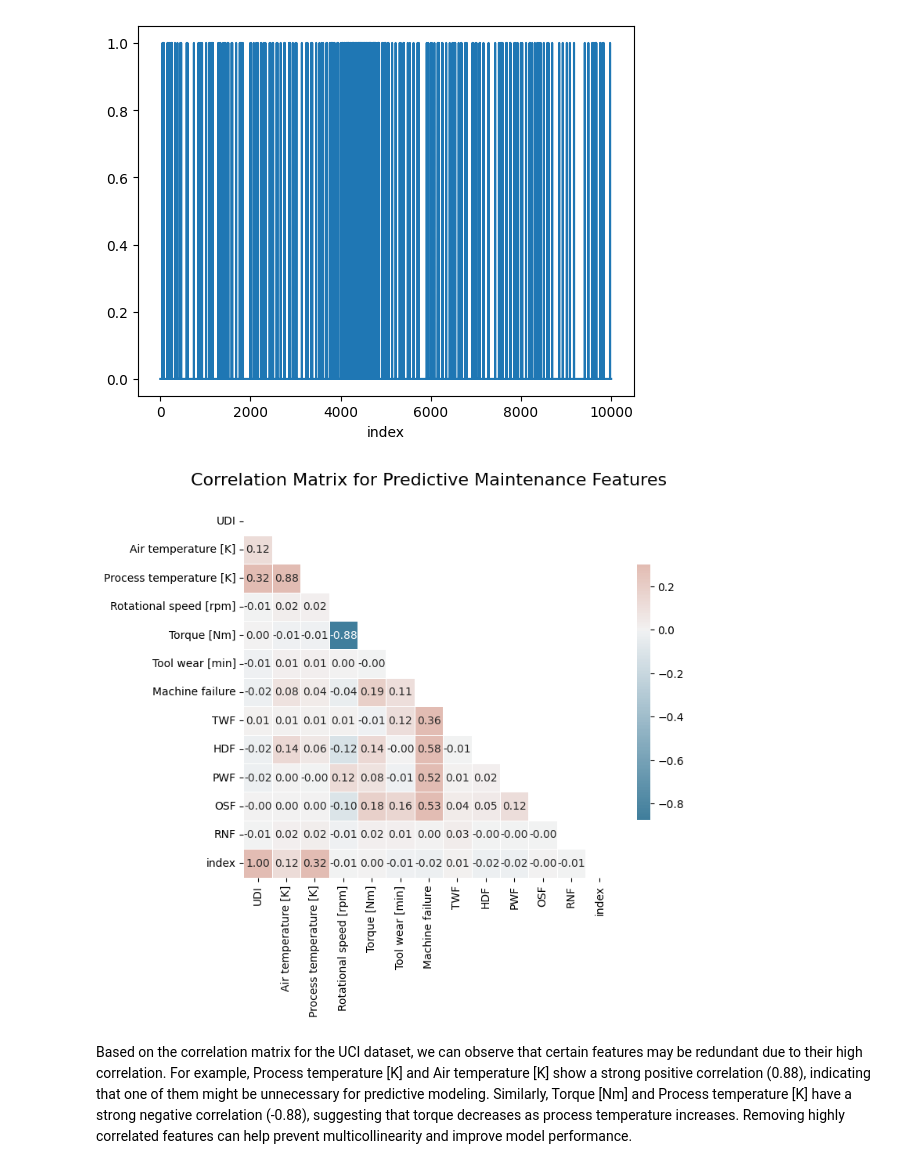
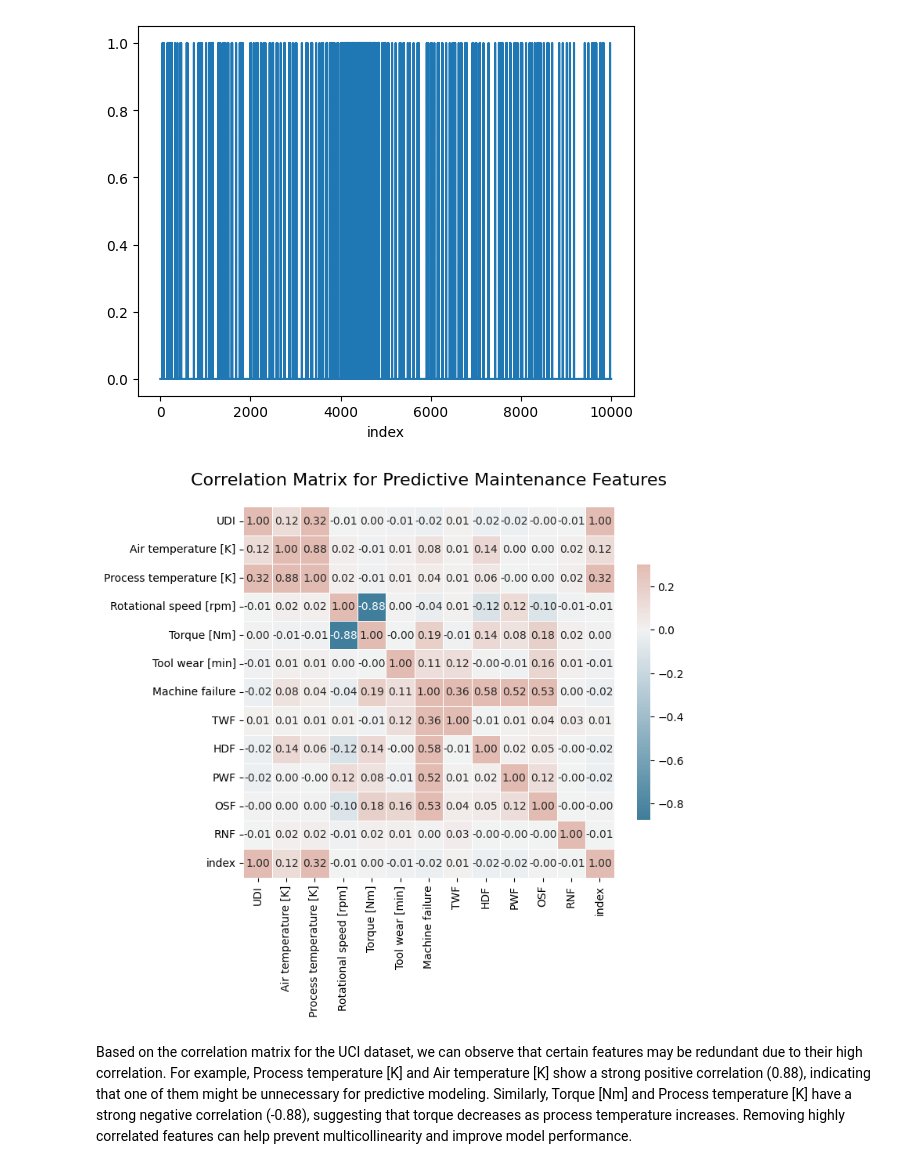
Before and after one commit to Serendipity-PdM/analysis, a Jupyter notebook: uci.ipynb, the cells around one changed output. Saved outputs shown, nothing was run; the diff lists cells and outputs as text; code cells hidden in the pictures.

Commit message:
removes mask from correlation matrix

```diff
--- a/uci.ipynb
+++ b/uci.ipynb
@@ -69,18 +69,22 @@ df.set_index("index")["Machine failure"].plot()
 # %%
 numeric_columns = df.select_dtypes(include=[np.number])
 
 corr_matrix = numeric_columns.corr()
 
 plt.figure(figsize=(8, 8))
 mask = np.triu(np.ones_like(corr_matrix, dtype=bool))
+# cmap = sns.diverging_palette(230, 20, as_cmap=True)
+# sns.heatmap(corr_matrix, mask=mask, cmap=cmap, vmax=.3, center=0,
+#             square=True, linewidths=.5, annot=True, fmt='.2f', cbar_kws={"shrink": .5})
+
 cmap = sns.diverging_palette(230, 20, as_cmap=True)
-sns.heatmap(corr_matrix, mask=mask, cmap=cmap, vmax=.3, center=0,
+sns.heatmap(corr_matrix, cmap=cmap, vmax=.3, center=0,
             square=True, linewidths=.5, annot=True, fmt='.2f', cbar_kws={"shrink": .5})
 plt.title('Correlation Matrix for Predictive Maintenance Features', fontsize=16, pad=20)
 plt.tight_layout()
 plt.show()
 # %% [output]
-[figure, old version]
+[figure, new version]
 # %% [markdown]
 Based on the correlation matrix for the UCI dataset, we can observe that certain features may be redundant due to their high correlation. For example, Process temperature [K] and Air temperature [K] show a strong positive correlation (0.88), indicating that one of them might be unnecessary for predictive modeling. Similarly, Torque [Nm] and Process temperature [K] have a strong negative correlation (-0.88), suggesting that torque decreases as process temperature increases. Removing highly correlated features can help prevent multicollinearity and improve model performance.
 # %% [markdown]
```
Also changed, not shown: parts of 1 cell of this notebook.
